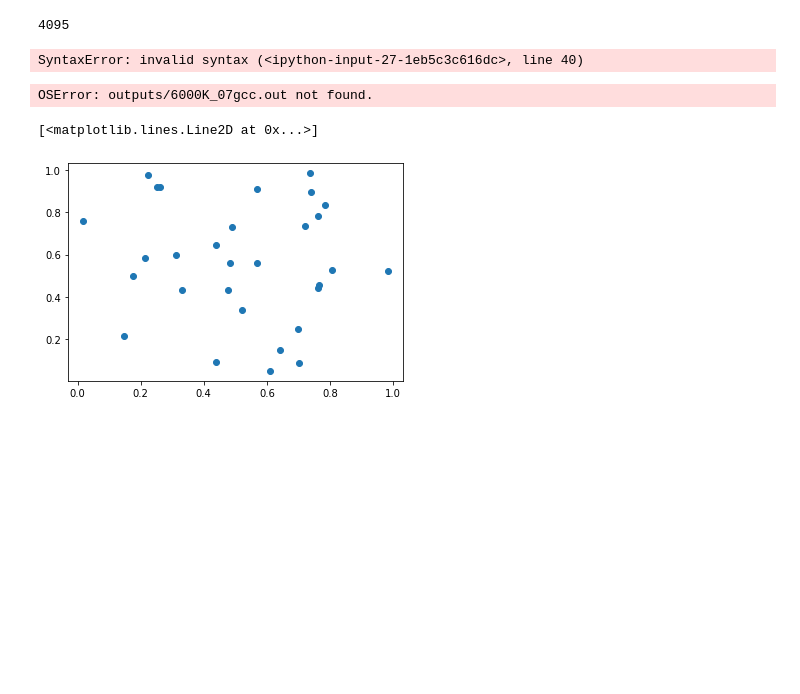
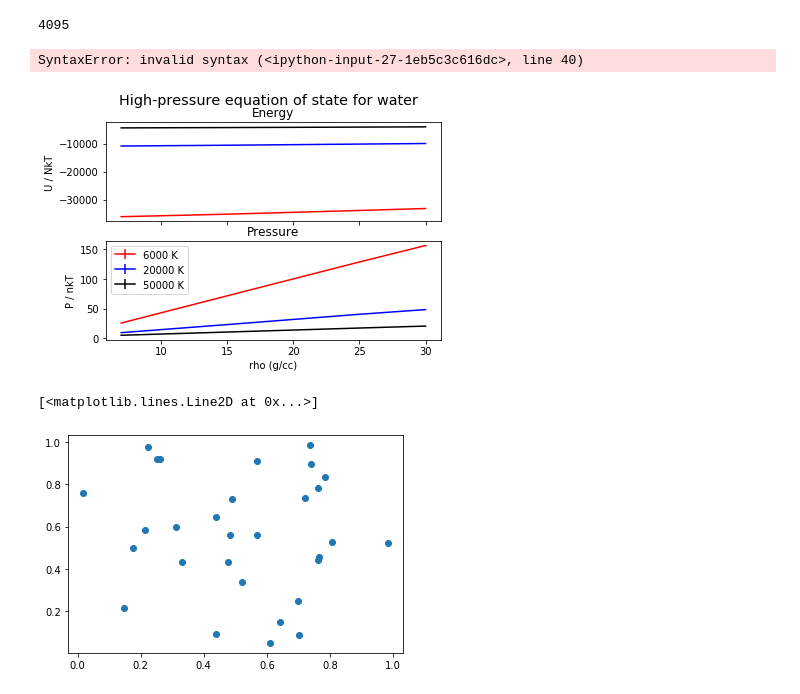
Before and after one commit to francoih/Exam-Python, a Jupyter notebook: ExamPython_HUGO_FRANCOIS.ipynb, the cells around one changed output. Cells and saved outputs as stored; diff of their text form; code cells hidden in the pictures; blank space fills up the shorter version.

```diff
--- a/ExamPython_HUGO_FRANCOIS.ipynb
+++ b/ExamPython_HUGO_FRANCOIS.ipynb
@@ -491,35 +491,35 @@ if __name__ == '__main__':
     denss = [7, 15, 25, 30]  # define densities
     keys = ['T', 'rho', 'E', 'dE', 'P', 'dP']
     eos = dict.fromkeys(keys, N.zeros(0))   # {key:[]}
 
     ### Extract the EOS out of the source files ###
     for t, rho in [(t, rho) for t in temps for rho in denss]:
-        filenm = "outputs/{}K_{:0>2d}gcc.out".format(t, rho)
+        filenm = "{}K_{:0>2d}gcc.out".format(t, rho)
         s = Simulation(t, rho, filenm)
         for key in keys:
             eos[key] = N.append(eos[key], s.thermo(nsteps)[key])
 
     ### Plot isotherms ###
     fig, (axen, axpress) = P.subplots(2, sharex=True)
     fig.suptitle("High-pressure equation of state for water", size='x-large')
     axen.set_title("Energy")
     axen.set_ylabel("U / NkT")
     axpress.set_title("Pressure")
     axpress.set_ylabel("P / nkT")
     axpress.set_xlabel("rho (g/cc)")
     for t in temps:
         sel = eos['T'] == t
         axen.errorbar(x=eos['rho'][sel], y=eos['E'][sel] / k_B / t,
                       yerr=eos['dE'][sel] / k_B / t, fmt=colors[t] + '-')
         axpress.errorbar(x=eos['rho'][sel],
                          y=eos['P'][sel] / eos['rho'][sel] / nk_GPa / t,
                          yerr=eos['dP'][sel] / eos['rho'][sel] / nk_GPa / t,
                          fmt=colors[t] + '-',
                          label="{} K".format(t))
     axpress.legend(loc='best')
     P.show()
 # %% [output]
-OSError: outputs/6000K_07gcc.out not found.
+[figure, added]
 # %%
 #Ex 3
 import random
```
